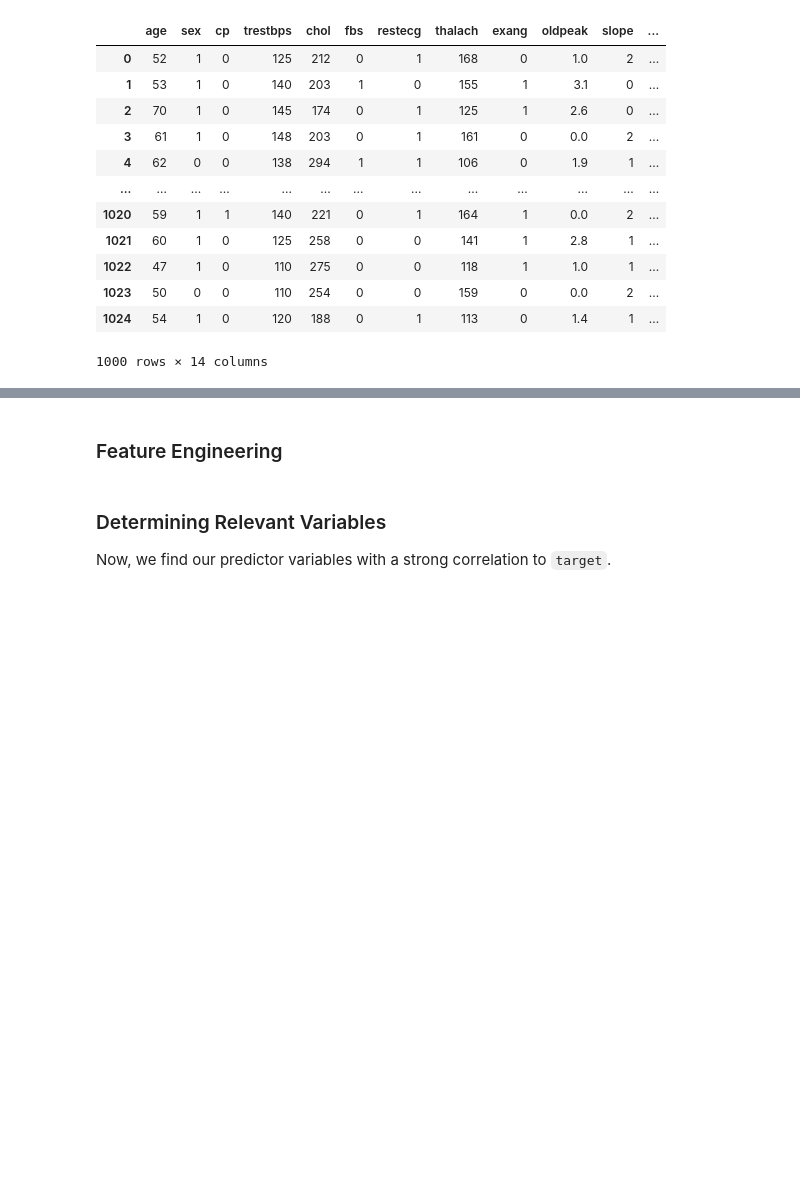
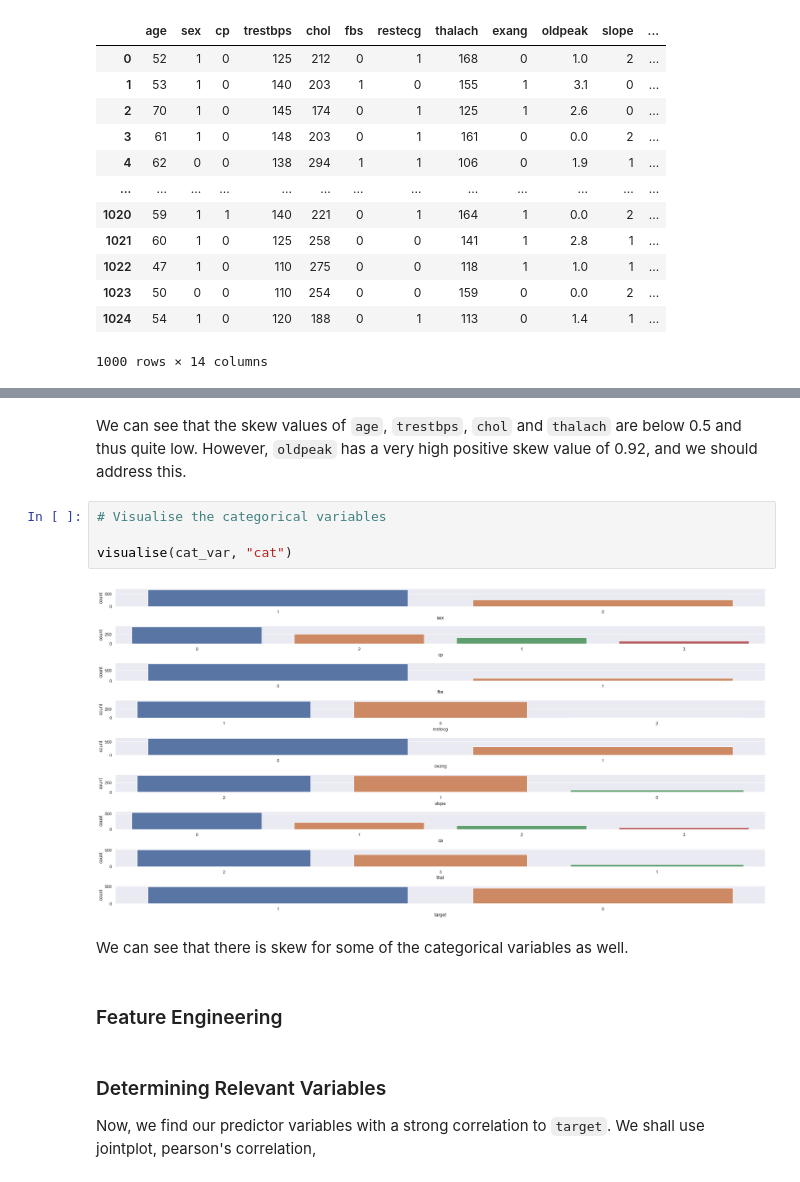
Before and after one commit to brandonleehs/SC1015-proj, a Jupyter notebook: SC1015 Mini-Project.ipynb, the cells around one changed output, grey strips where cells are left out. Saved outputs shown, nothing was run; the diff lists cells and outputs as text; blank space fills up the shorter version.

```diff
--- a/SC1015 Mini-Project.ipynb
+++ b/SC1015 Mini-Project.ipynb
@@ -194,6 +264,16 @@ We should also drop any outliers that may affect our model.
+# %% [markdown]
+We can see that the skew values of `age`, `trestbps`, `chol` and `thalach` are below 0.5 and thus quite low. However, `oldpeak` has a very high positive skew value of 0.92, and we should address this.
+# %%
+# Visualise the categorical variables
+
+visualise(cat_var, "cat")
+# %% [output]
+[figure, added]
+# %% [markdown]
+We can see that there is skew for some of the categorical variables as well.
 # %% [markdown]
 ### Feature Engineering
 # %% [markdown]
 ### Determining Relevant Variables
 
-Now, we find our predictor variables with a strong correlation to `target`.
+Now, we find our predictor variables with a strong correlation to `target`. We shall use jointplot, pearson's correlation,
```
Also changed, not shown: parts of 14 cells of this notebook.
